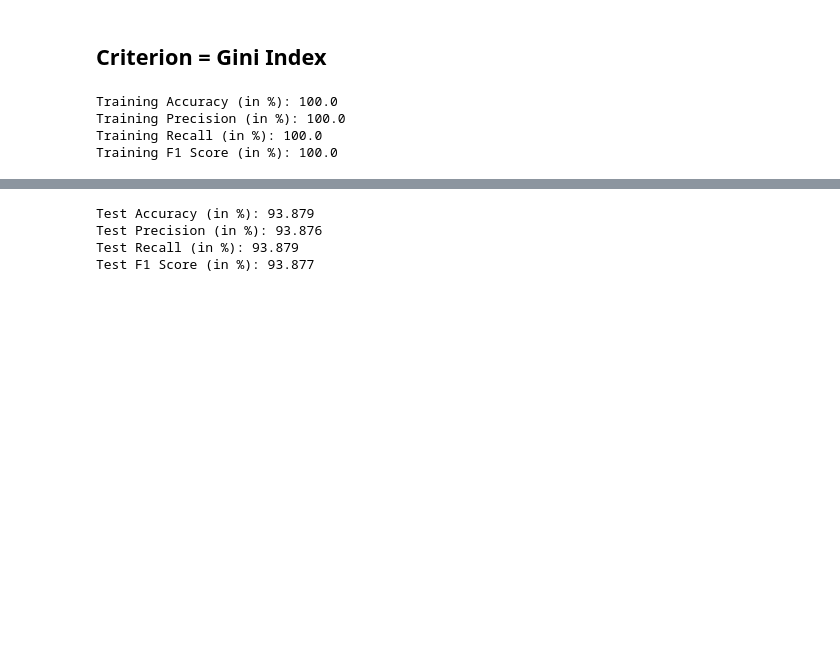
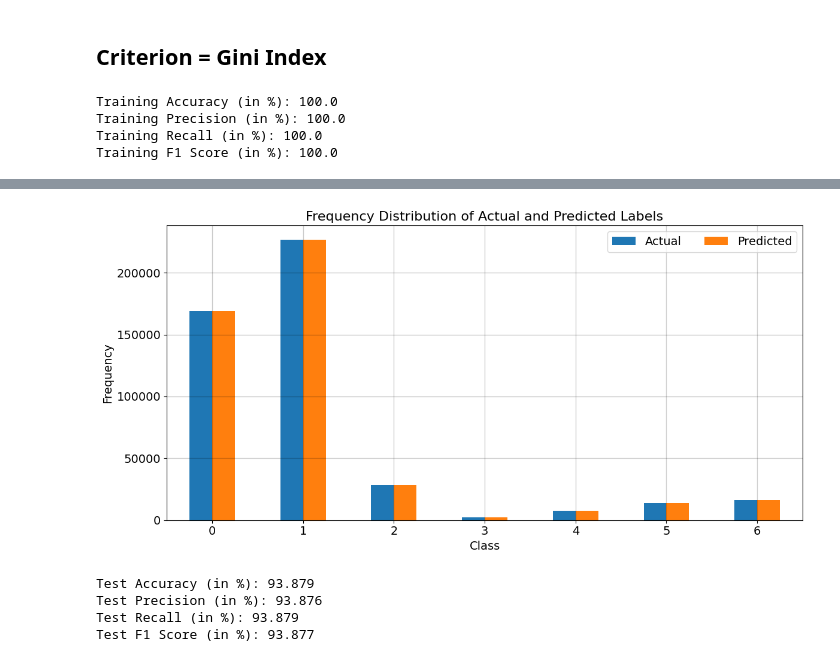
Before and after one commit to Mouleshwar3238/Forest_Cover_Classification, a Jupyter notebook: DecisionTree_ForestCover.ipynb, the cells around one changed output, grey strips where cells are left out. Drawn from its saved outputs; the diff is of its cells as text; code cells hidden in the pictures; blank space fills up the shorter version.

```diff
--- a/DecisionTree_ForestCover.ipynb
+++ b/DecisionTree_ForestCover.ipynb
@@ -149,3 +202,30 @@ Training F1 Score (in %): 100.0
+# %%
+# Plotting the bar graph for frequency distribution of actual and predicted labels (Test Subset)
+actual_labels_train, actual_counts_train = np.unique(y_train, return_counts=True)
+predicted_labels_train2, predicted_counts_train2 = np.unique(y_train_pred2, return_counts=True)
+
+labels_train = np.unique(y_train)
+
+x_train = np.arange(len(labels_train))
+width = 0.25
+
+fig, ax = plt.subplots(figsize=(12,6))
+rects1_train = ax.bar(x_test - width/2, actual_counts_train, width, label='Actual')
+rects2_train = ax.bar(x_test + width/2, predicted_counts_train2, width, label='Predicted')
+
+ax.set_xlabel('Class', color='black', fontsize=14)
+ax.set_ylabel('Frequency', color='black', fontsize=14)
+ax.set_title('Frequency Distribution of Actual and Predicted Labels', color='black', fontsize=16)
+ax.set_xticks(x_test)
+ax.tick_params(axis='both', which='major', labelsize=14)
+ax.legend(fontsize=14, ncol=2, loc="upper right")
+plt.grid(True, linewidth=1, color='black', alpha=0.2)
+
+ax.set_xlim([-0.5, len(labels_test) - 0.5])
+fig.tight_layout()
+plt.show()
+# %% [output]
+[figure, added]
 # %%
 # Predictions for the test set
 y_test_pred2 = dt2.predict(X_test)
```
Also changed, not shown: parts of 4 cells of this notebook.
